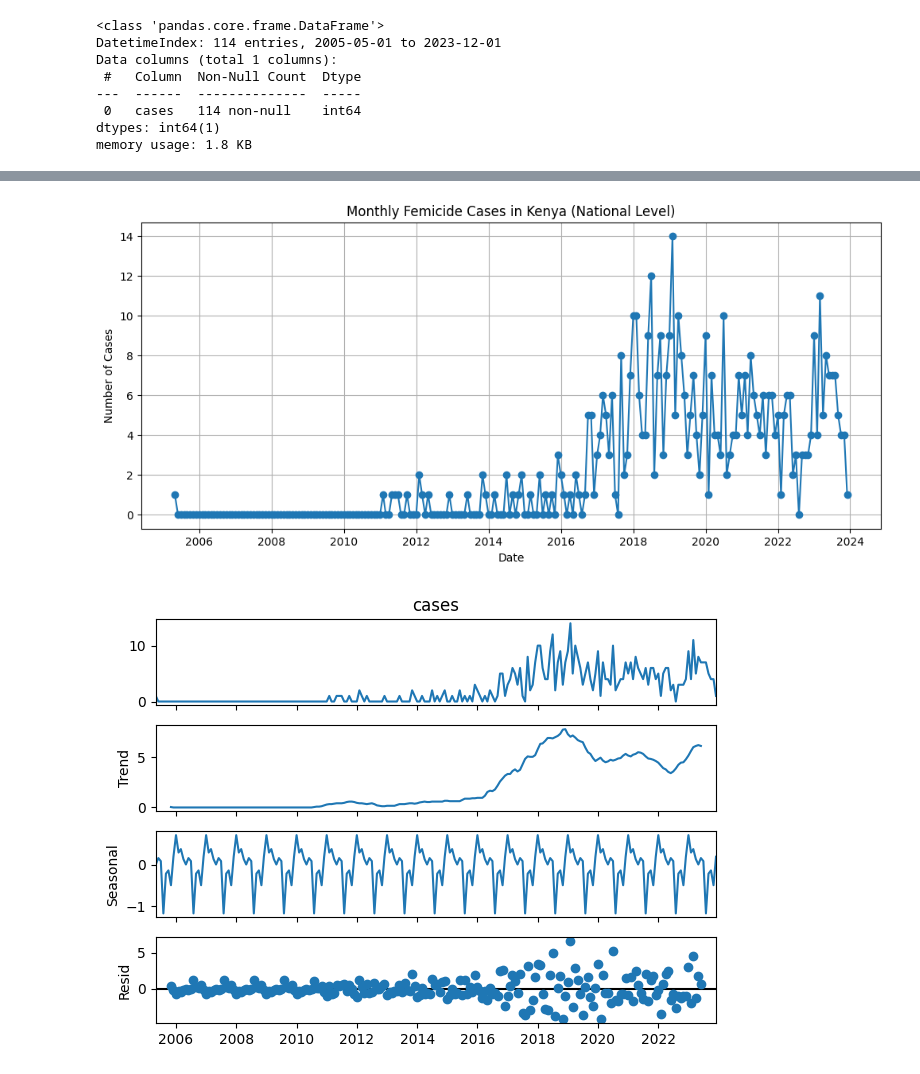
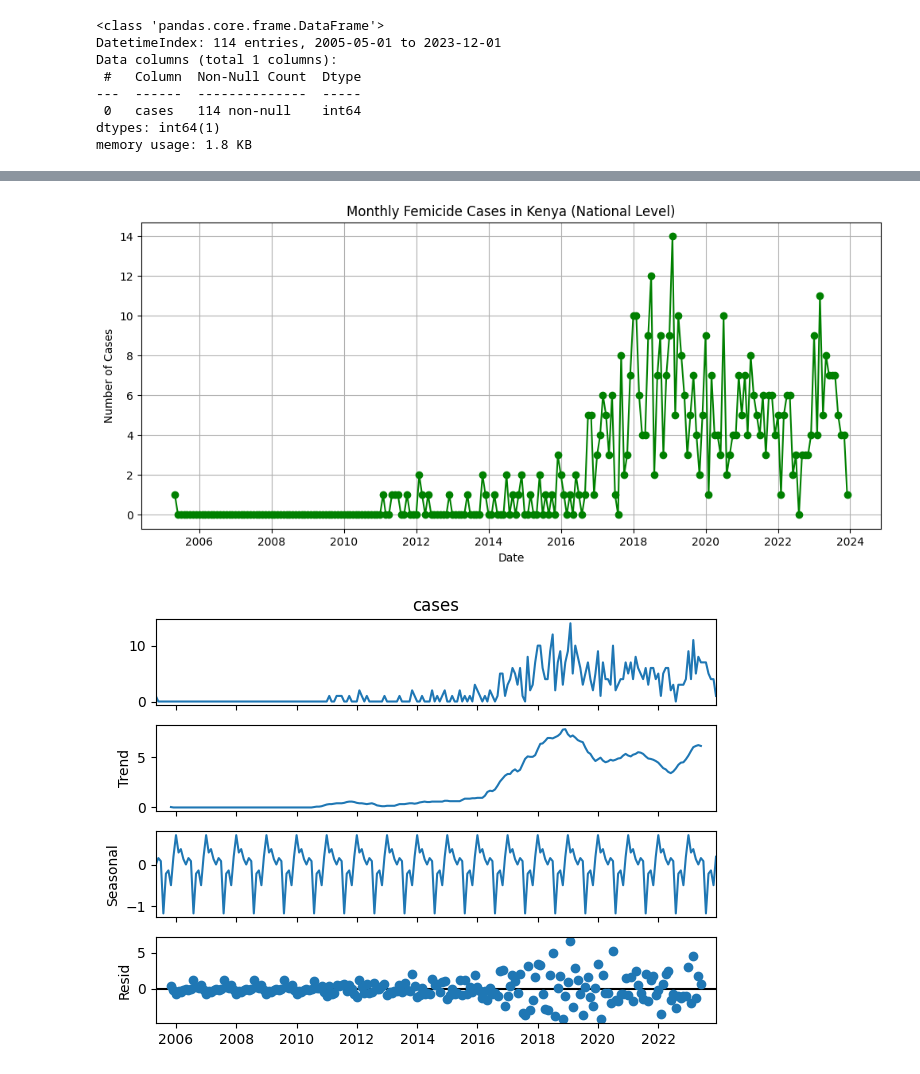
Before and after one commit to TonnieD/Femicide-Analysis-and-Forecasting, a Jupyter notebook: Notebooks/data_cleaning.ipynb, the cells around one changed output, grey strips where cells are left out. Drawn from its saved outputs; the diff is of its cells as text; code cells hidden in the pictures.

```diff
--- a/Notebooks/data_cleaning.ipynb
+++ b/Notebooks/data_cleaning.ipynb
@@ -547,15 +547,15 @@ monthly_cases.head(), monthly_cases.tail()
 # %%
 # Checking for continuity through a line plot
 
 plt.figure(figsize=(12, 5))
-plt.plot(monthly_cases.index, monthly_cases['cases'], marker='o', linestyle='-')
+plt.plot(monthly_cases.index, monthly_cases['cases'], marker='o', linestyle='-', color='green')
 plt.title("Monthly Femicide Cases in Kenya (National Level)")
 plt.xlabel("Date")
 plt.ylabel("Number of Cases")
 plt.grid(True)
 plt.show()
 # %% [output]
-[figure, old version]
+[figure, new version]
 # %%
 # Saving the new monthly cases to national_monthly_cases.csv
 
```
Also changed, not shown: parts of 7 cells of this notebook, 1 other file.
